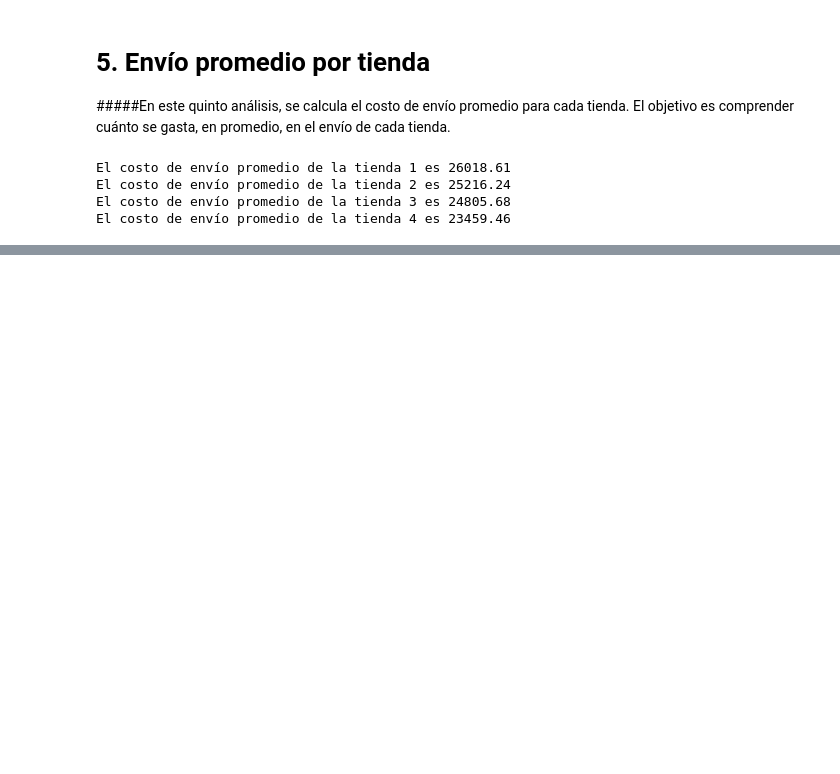
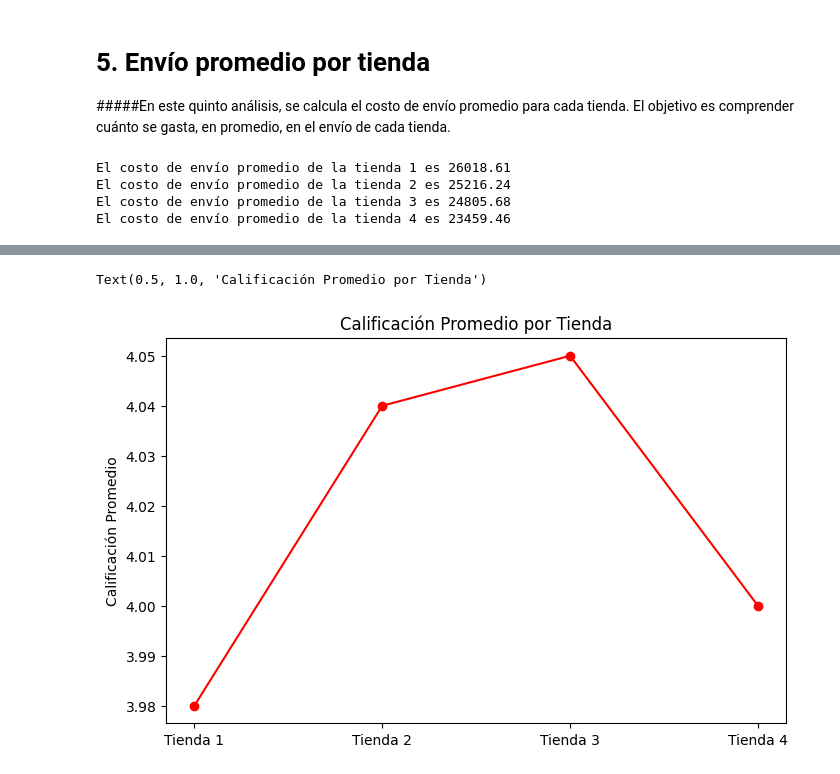
Before and after one commit to malu3010/Challenge-Alura-Store, a Jupyter notebook: AluraStoreLatam.ipynb, the cells around one changed output, grey strips where cells are left out. Cells and saved outputs as stored; diff of their text form; code cells hidden in the pictures; blank space fills up the shorter version.

```diff
--- a/AluraStoreLatam.ipynb
+++ b/AluraStoreLatam.ipynb
@@ -169,0 +232,9 @@ El costo de envío promedio de la tienda 4 es 23459.46
+# %%
+# Gráfica de líneas de la calificación promedio por tienda
+plt.figure(figsize=(8,5)) # Crea una nueva figura
+plt.plot(tiendas,calif_prom_tiendas,marker='o', linestyle='-', color='red')
+plt.ylabel("Calificación Promedio")
+plt.title("Calificación Promedio por Tienda")
+# %% [output]
+Text(0.5, 1.0, 'Calificación Promedio por Tienda')
+[figure, added]
```
Also changed, not shown: parts of 6 cells of this notebook.
